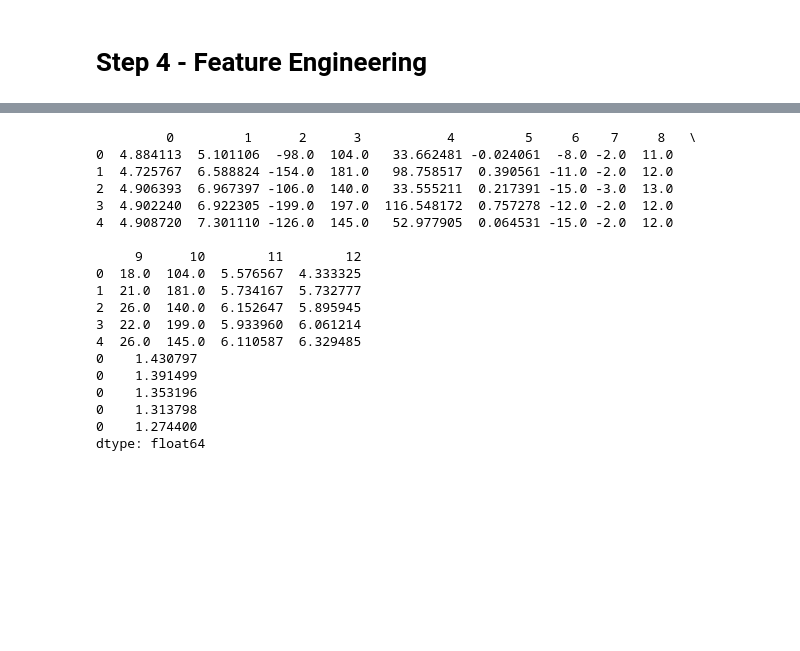
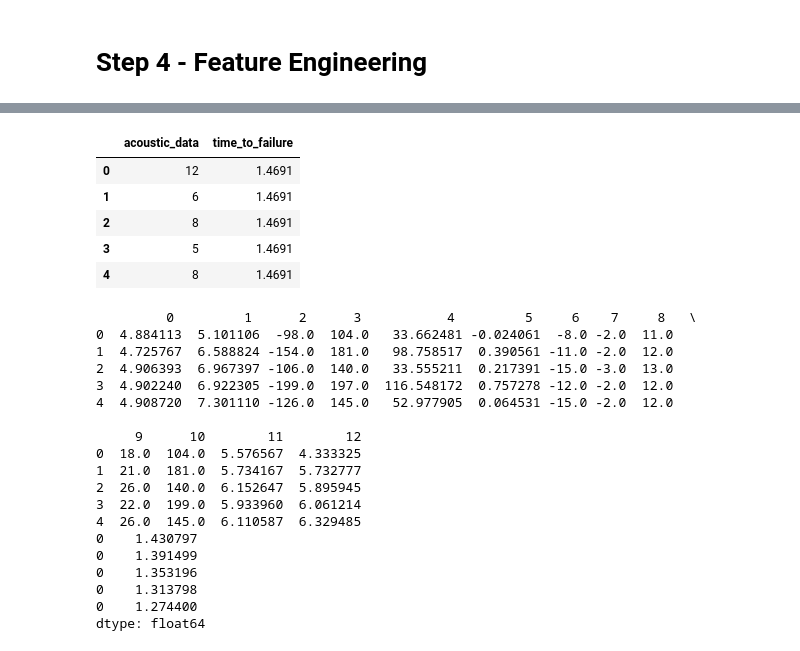
Before and after one commit to zioalex/Kaggle_Earthquake_challenge, a Jupyter notebook: Earthquake_Challenge.ipynb, the cells around one changed output, grey strips where cells are left out. Saved outputs shown, nothing was run; the diff lists cells and outputs as text; code cells hidden in the pictures; blank space fills up the shorter version.

```diff
--- a/Earthquake_Challenge.ipynb
+++ b/Earthquake_Challenge.ipynb
@@ -271,6 +271,15 @@ def gen_features(X):
 
 ![alt text](https://www.researchgate.net/publication/304403489/figure/fig4/AS:427142036103170@1478850005427/Statistical-features.png
 )
+# %%
+df.head()
+# %% [output]
+|  | acoustic_data | time_to_failure |
+| 0 | 12 | 1.4691 |
+| 1 | 6 | 1.4691 |
+| 2 | 8 | 1.4691 |
+| 3 | 5 | 1.4691 |
+| 4 | 8 | 1.4691 |
 # %%
 # Long task ~5mins
 # Because the data is too much to be processed at once we create an iterator with block of chunksize=150000
```
Also changed, not shown: parts of 7 cells of this notebook.
